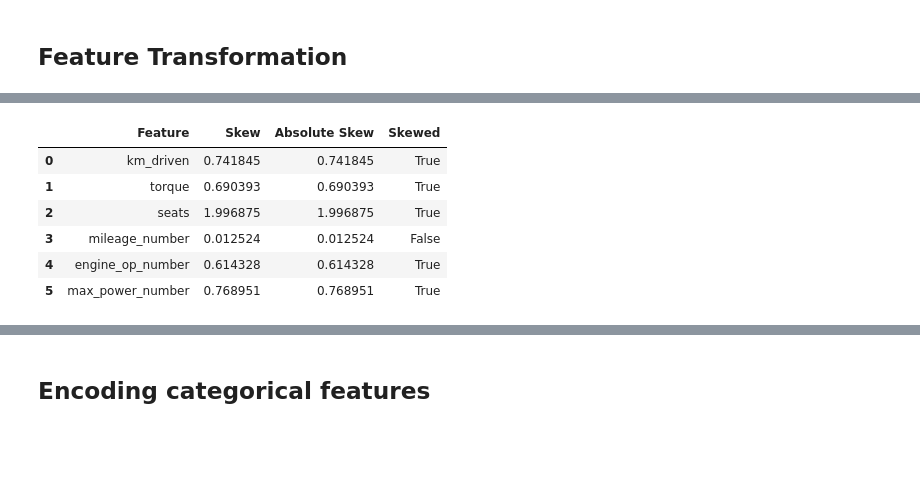
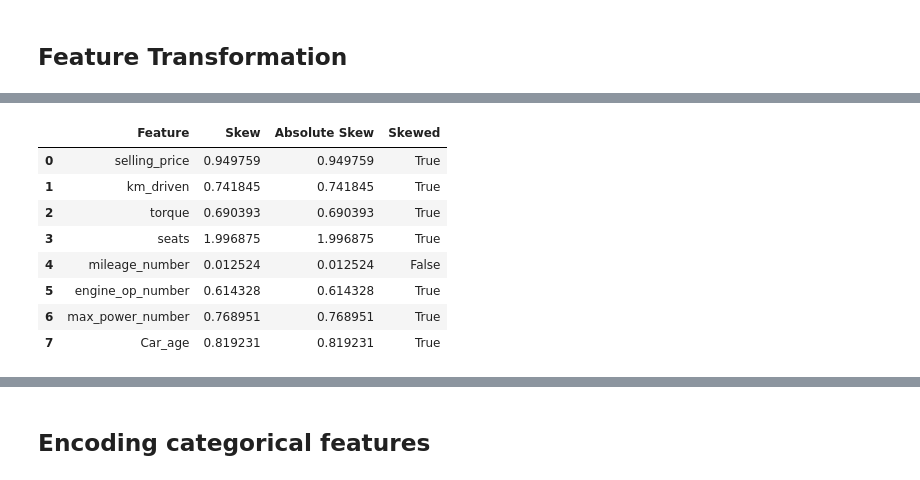
Before and after one commit to ParisRohan/Kaggle_DataScience_Projects, a Jupyter notebook: rp-vehicledataset3-eda-dataprep-outlier-modelbuild.ipynb, the cells around one changed output, grey strips where cells are left out. Drawn from its saved outputs; the diff is of its cells as text; code cells hidden in the pictures; blank space fills up the shorter version.

```diff
--- a/rp-vehicledataset3-eda-dataprep-outlier-modelbuild.ipynb
+++ b/rp-vehicledataset3-eda-dataprep-outlier-modelbuild.ipynb
@@ -356,10 +357,3 @@ df_data['Car_age']=todays_date.year-df_data['year']
 df_data.drop('year', axis=1, inplace=True)
 # %% [output]
 Current year: 2022
-# %%
-bins = [1, 6, 11, 16, 21, 26, 31, 36, 41]
-group_names = ['1-5', '6-10', '11-15', '16-20', '21-25', '26-30', '31-35', '36-40']
-car_age_categories = pd.cut(df_data['Car_age'], bins, labels=group_names)
-df_data['car_age_categories'] = pd.cut(df_data['Car_age'], bins, labels=group_names)
-car_age_categories
-pd.value_counts(df_data['car_age_categories'])
@@ -376,6 +360,3 @@ Name: car_age_categories, dtype: int64
-# %%
-df_data.drop('Car_age', axis=1, inplace=True)
-df_data['car_age_categories']=df_data['car_age_categories'].astype('object')
 # %% [markdown]
 ## Feature Transformation
 # %%
@@ -406,15 +390,17 @@ array([[<AxesSubplot:title={'center':'selling_price'}>,
 # %%
-numerical_cols = [cname for cname in df_data.columns if df_data[cname].dtypes!='object' and cname!='selling_price']
+numerical_cols = [cname for cname in df_data2.columns if df_data2[cname].dtypes!='object']
 skew_df = pd.DataFrame(numerical_cols, columns=['Feature'])
-skew_df['Skew'] = skew_df['Feature'].apply(lambda feature: scipy.stats.skew(df_data[feature]))
+skew_df['Skew'] = skew_df['Feature'].apply(lambda feature: scipy.stats.skew(df_data2[feature]))
 skew_df['Absolute Skew'] = skew_df['Skew'].apply(abs)
 skew_df['Skewed'] = skew_df['Absolute Skew'].apply(lambda x: True if x >= 0.5 else False)
 skew_df
 # %% [output]
 |  | Feature | Skew | Absolute Skew | Skewed |
-| 0 | km_driven | 0.741845 | 0.741845 | True |
-| 1 | torque | 0.690393 | 0.690393 | True |
-| 2 | seats | 1.996875 | 1.996875 | True |
-| 3 | mileage_number | 0.012524 | 0.012524 | False |
-| 4 | engine_op_number | 0.614328 | 0.614328 | True |
-| 5 | max_power_number | 0.768951 | 0.768951 | True |
+| 0 | selling_price | 0.949759 | 0.949759 | True |
+| 1 | km_driven | 0.741845 | 0.741845 | True |
+| 2 | torque | 0.690393 | 0.690393 | True |
+| 3 | seats | 1.996875 | 1.996875 | True |
+| 4 | mileage_number | 0.012524 | 0.012524 | False |
+| 5 | engine_op_number | 0.614328 | 0.614328 | True |
+| 6 | max_power_number | 0.768951 | 0.768951 | True |
+| 7 | Car_age | 0.819231 | 0.819231 | True |
```
Also changed, not shown: parts of 33 cells of this notebook.
